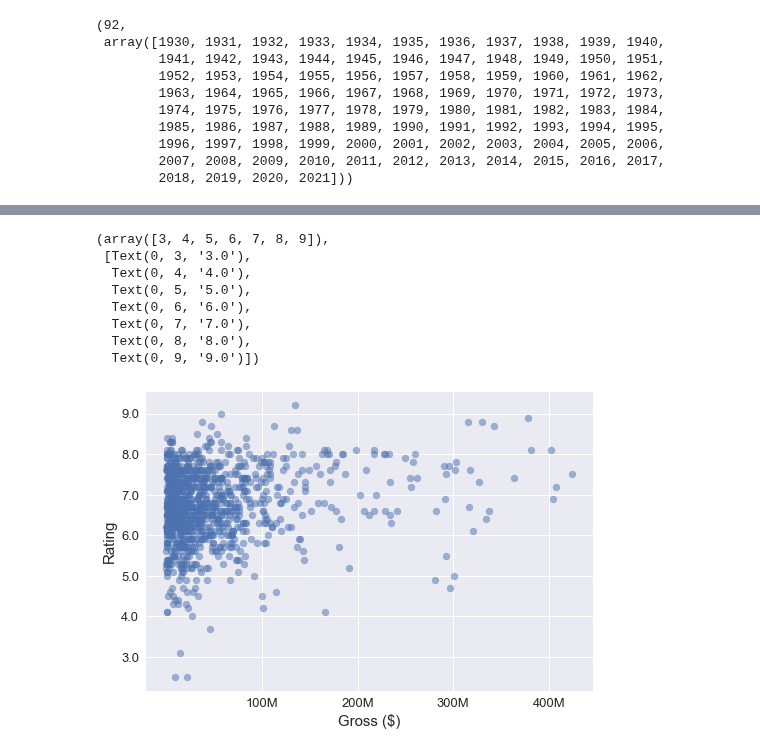
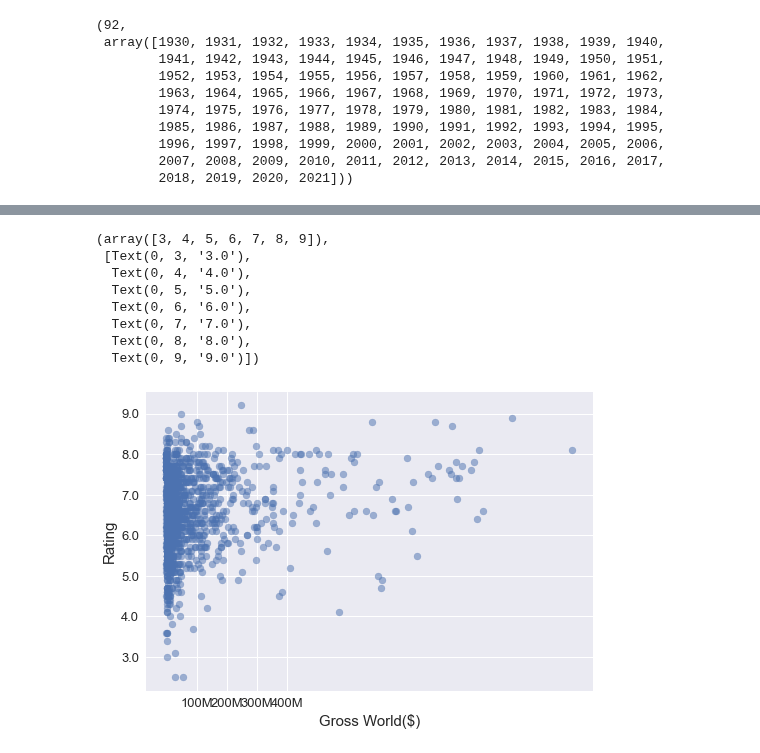
Before and after one commit to katiehuang1221/Predict-Revenue-Of-Movie-Adaptation, a Jupyter notebook: notebooks/imdb_soup.ipynb, the cells around one changed output, grey strips where cells are left out. Drawn from its saved outputs; the diff is of its cells as text; code cells hidden in the pictures.

```diff
--- a/notebooks/imdb_soup.ipynb
+++ b/notebooks/imdb_soup.ipynb
@@ -277,0 +298,3 @@ movie_detail_df.to_pickle('../dump/movie_data')
+# %%
+# Test loading data from dump
+movie_df = pd.read_pickle('../dump/movie_data')
@@ -313,25 +361,25 @@ plt.yticks(fontsize=13)
 # %%
-movie_df.dropna(subset=['gross'])
-x = movie_df['gross']
+movie_df.dropna(subset=['gross_world'])
+x = movie_df['gross_world']
 y = movie_df['rating']
 fig, ax = plt.subplots(1,1)
 plt.scatter(x,y,alpha=0.5)
 ax.set_title('',fontsize=15)
-ax.set_xlabel('Gross ($)',fontsize=15)
+ax.set_xlabel('Gross World($)',fontsize=15)
 ax.set_ylabel('Rating',fontsize=15)
 ax.set_xticks([100e6,200e6,300e6,400e6])
 ax.set_xticklabels(['100M','200M','300M','400M'])
 ax.set_yticks([3,4,5,6,7,8,9])
 ax.set_yticklabels(['3.0','4.0','5.0','6.0','7.0','8.0','9.0'])
 plt.xticks(fontsize=13)
 plt.yticks(fontsize=13)
 # %% [output]
 (array([3, 4, 5, 6, 7, 8, 9]),
  [Text(0, 3, '3.0'),
   Text(0, 4, '4.0'),
   Text(0, 5, '5.0'),
   Text(0, 6, '6.0'),
   Text(0, 7, '7.0'),
   Text(0, 8, '8.0'),
   Text(0, 9, '9.0')])
-[figure, old version]
+[figure, new version]
```
Also changed, not shown: parts of 17 cells of this notebook, 2 other files.
